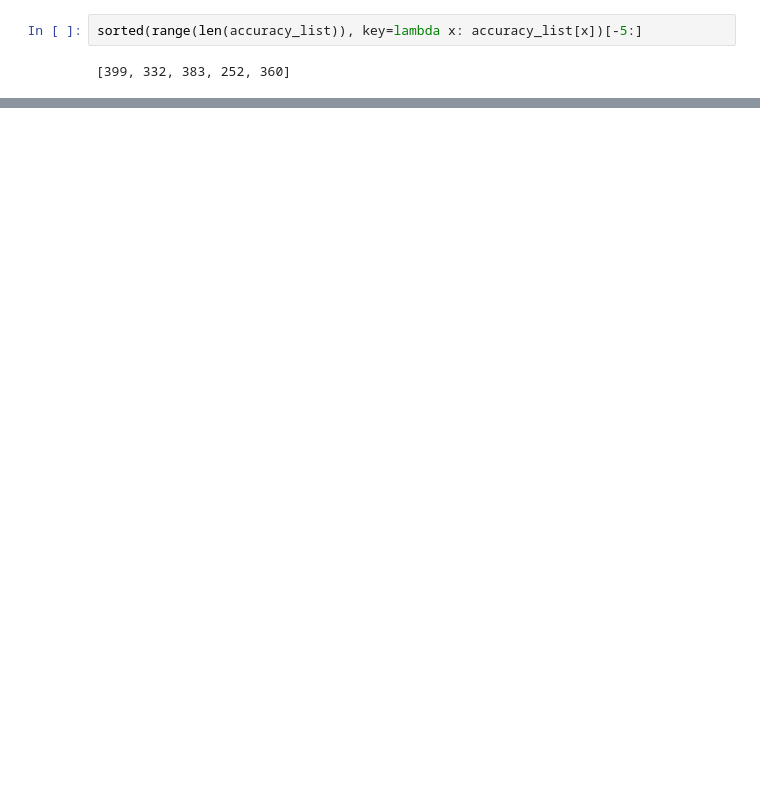
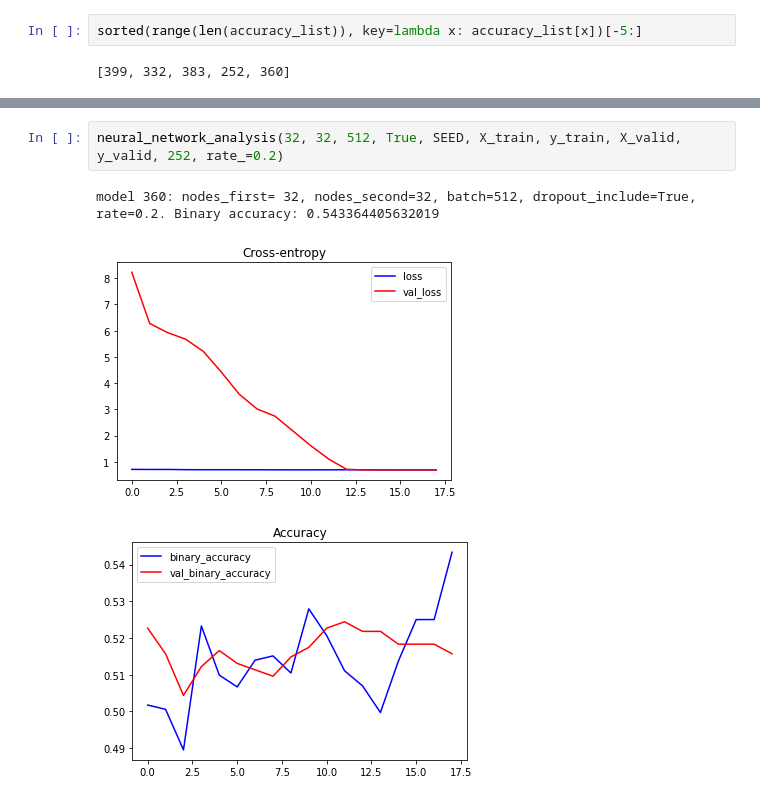
Before and after one commit to viktor-taraba/Term-Project-2021, a Jupyter notebook: TP21 3.2 Nikkei.ipynb, the cells around one changed output, grey strips where cells are left out. Drawn from its saved outputs; the diff is of its cells as text; blank space fills up the shorter version.

```diff
--- a/TP21 3.2 Nikkei.ipynb
+++ b/TP21 3.2 Nikkei.ipynb
@@ -257 +265,7 @@ def neural_network_analysis(nodes_first, nodes_second, batch, dropout_include, S
+# %%
+neural_network_analysis(32, 32, 512, True, SEED, X_train, y_train, X_valid, y_valid, 252, rate_=0.2)
+# %% [output]
+model 360: nodes_first= 32, nodes_second=32, batch=512, dropout_include=True, rate=0.2. Binary accuracy: 0.543364405632019
+[figure, added]
+[figure, added]
 # %%
```
Also changed, not shown: parts of 7 cells of this notebook.
